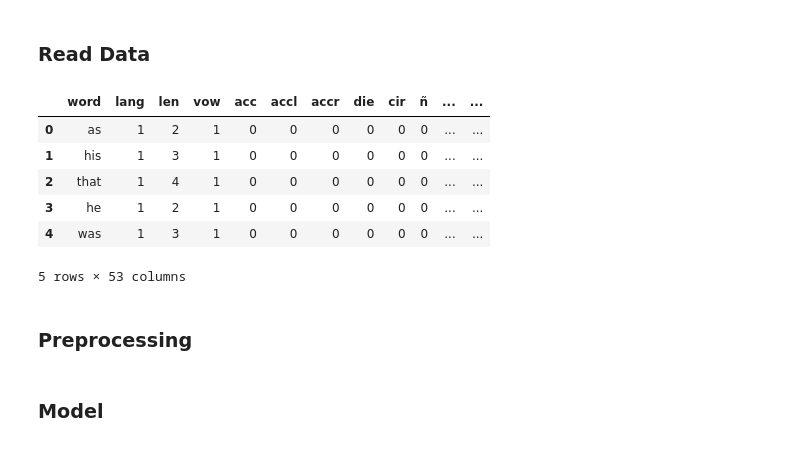
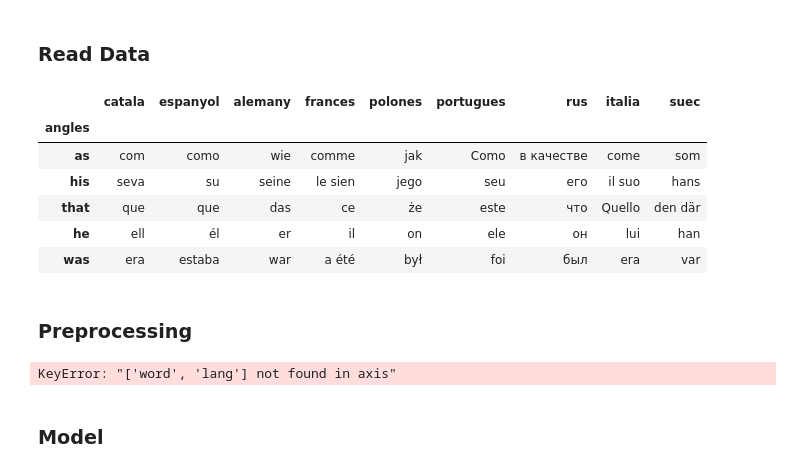
Before and after one commit to jsalisburyv/Machine-Learning, a Jupyter notebook: Practica1/jonathan.ipynb, the cells around one changed output. Saved outputs shown, nothing was run; the diff lists cells and outputs as text; code cells hidden in the pictures.

```diff
--- a/Practica1/jonathan.ipynb
+++ b/Practica1/jonathan.ipynb
@@ -8,16 +8,16 @@ import seaborn as sns
 # %% [markdown]
 ### Read Data
 # %%
-df = pd.read_csv('data/final.csv', index_col=0)
+df = pd.read_csv('data/data3.csv', index_col=0)
 df.head()
 # %% [output]
-|  | word | lang | len | vow | acc | accl | accr | die | cir | ñ | ... | ... |
-| 0 | as | 1 | 2 | 1 | 0 | 0 | 0 | 0 | 0 | 0 | ... | ... |
-| 1 | his | 1 | 3 | 1 | 0 | 0 | 0 | 0 | 0 | 0 | ... | ... |
-| 2 | that | 1 | 4 | 1 | 0 | 0 | 0 | 0 | 0 | 0 | ... | ... |
-| 3 | he | 1 | 2 | 1 | 0 | 0 | 0 | 0 | 0 | 0 | ... | ... |
-| 4 | was | 1 | 3 | 1 | 0 | 0 | 0 | 0 | 0 | 0 | ... | ... |
+|  | catala | espanyol | alemany | frances | polones | portugues | rus | italia | suec |
+| angles |  |  |  |  |  |  |  |  |  |
+| as | com | como | wie | comme | jak | Como | в качестве | come | som |
+| his | seva | su | seine | le sien | jego | seu | его | il suo | hans |
+| that | que | que | das | ce | że | este | что | Quello | den där |
+| he | ell | él | er | il | on | ele | он | lui | han |
+| was | era | estaba | war | a été | był | foi | был | era | var |
-5 rows × 53 columns
 # %% [markdown]
 ### Preprocessing
 # %%
@@ -28,6 +28,8 @@ from sklearn.decomposition import PCA
 # Separate features from target
 X = df.drop(['word', 'lang'], axis=1)
 y = df['lang']
+# %% [output]
+KeyError: "['word', 'lang'] not found in axis"
 # %%
 # Split data for training and testing
 X_train, X_test, y_train, y_test = train_test_split(X, y, test_size=0.2, random_state=43) # try different test_size
```
Also changed, not shown: 9 other files.
